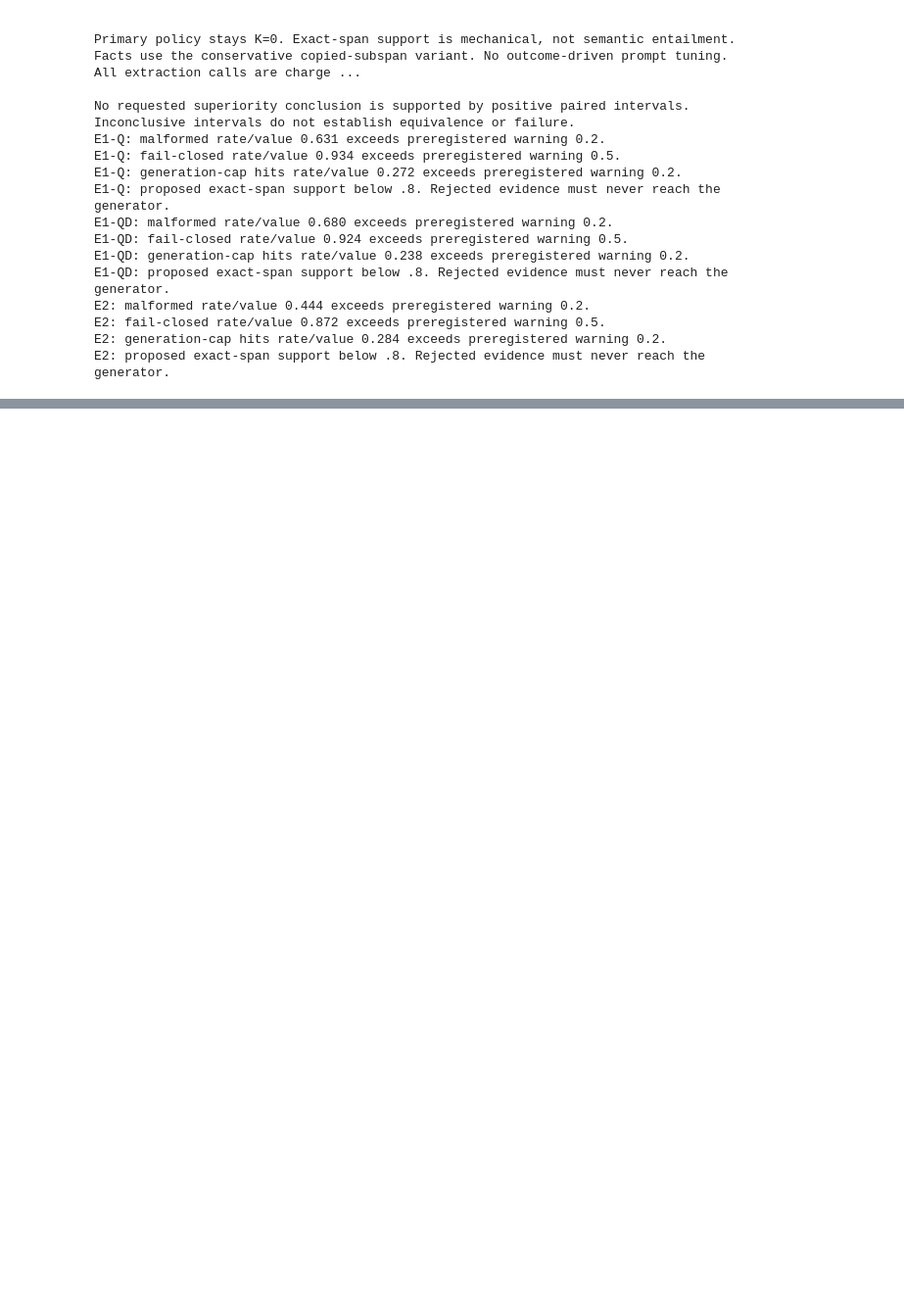
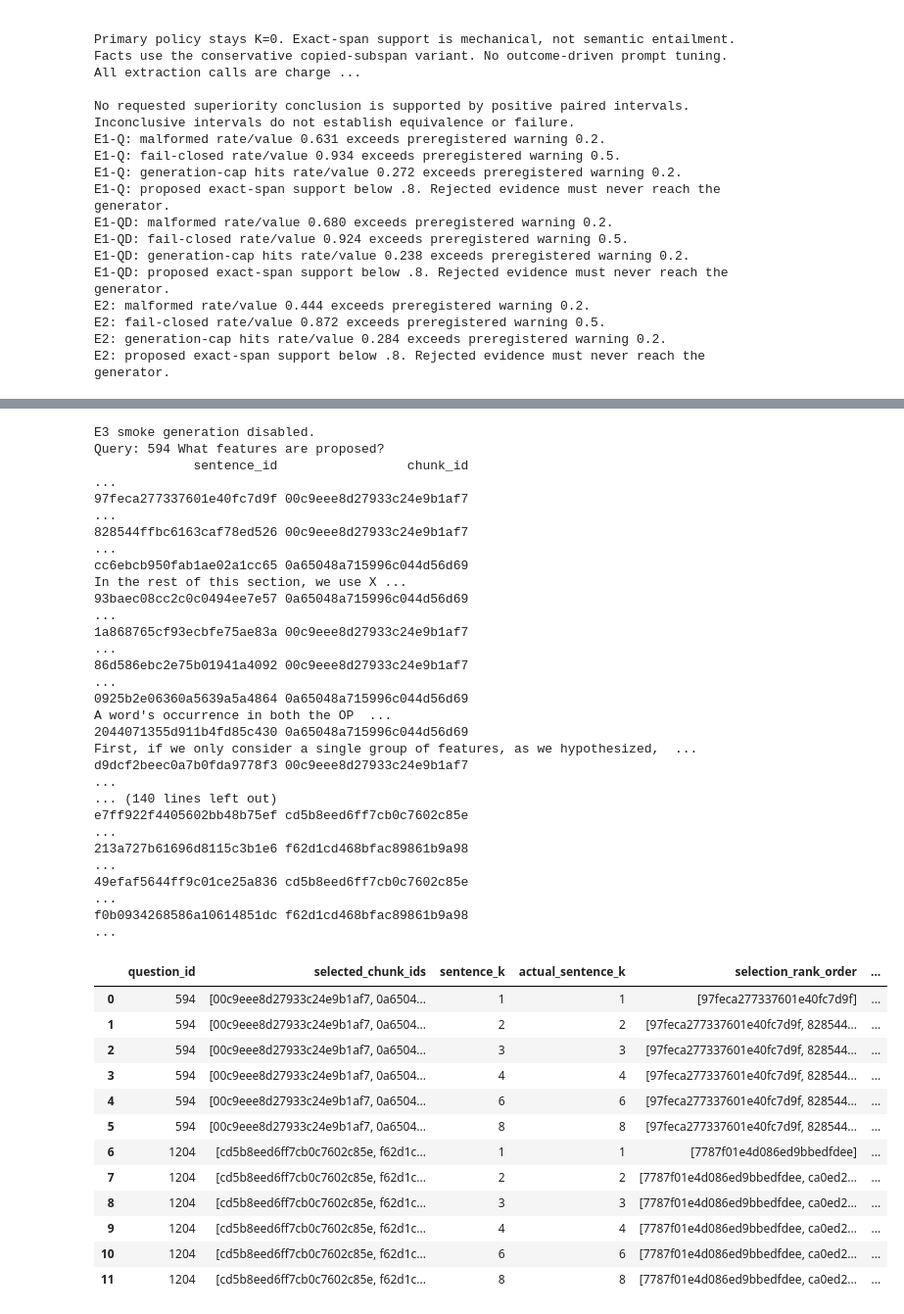
Before and after one commit to Guna-Venkat/CS787-QCCA-RAG, a Jupyter notebook: notebooks/week9/week9e_extraction_faithfulness.ipynb, the cells around one changed output, grey strips where cells are left out. Shown at 98% size. Cells and saved outputs as stored; diff of their text form; code cells hidden in the pictures; blank space fills up the shorter version.

```diff
--- a/notebooks/week9/week9e_extraction_faithfulness.ipynb
+++ b/notebooks/week9/week9e_extraction_faithfulness.ipynb
@@ -474,0 +476,11 @@ E2: proposed exact-span support below .8. Rejected evidence must never reach the
+# %%
+e3_protocol_path = E3_DIR / 'protocol.json'
+if e3_protocol_path.is_file():
+    e3_protocol = json.loads(e3_protocol_path.read_text())
+    if (e3_protocol['config'] != E3_CFG or e3_protocol['sources'] != e3_sources()
+        or e3_protocol['historical_e_sources'] != historical_e_sources()
+        or e3_protocol['historical_sources'] != source_hashes()):
+        raise ValueError('E3 protocol/source identity changed. Keep original artifacts; use a separate experiment version.')
+    print('Saved E3 protocol matches current code/config. Full input hashes are rechecked by the CLI.')
+else:
+    print('The first deliberate smoke validates the completed D/E inputs and pins the new E3 protocol.')
@@ -474,0 +518,50 @@ E2: proposed exact-span support below .8. Rejected evidence must never reach the
+# %%
+if RUN_E3_SMOKE:
+    subprocess.run(E3_COMMAND + ['--stage', 'smoke'], cwd=ROOT, check=True)
+else:
+    print('E3 smoke generation disabled.')
+e3_scores_path = E3_DIR / 'sentence_cache/scores.jsonl'
+e3_smoke_path = E3_DIR / 'smoke/results.jsonl'
+if e3_smoke_path.is_file():
+    e3_smoke_rows = [json.loads(line) for line in e3_smoke_path.read_text().splitlines() if line.strip()]
+    e3_smoke_ids = {r['question_id'] for r in e3_smoke_rows}
+    for line in e3_scores_path.open():
+        scored = json.loads(line)
+        if scored['question_id'] in e3_smoke_ids:
+            print('Query:', scored['question_id'], scored['question'])
+            candidates = pd.DataFrame(scored['ranked_sentences'])
+            print(candidates[['sentence_id','chunk_id','text','cosine','selected_rank','original_chunk_rank','sentence_order','document_char_start']].to_string(index=False))
+    display(pd.DataFrame([{k:r[k] for k in ['question_id','selected_chunk_ids','sentence_k','actual_sentence_k','selection_rank_order','selected_sentence_ids','evidence_tokens','source_support_validation_rate','evidence_text','prediction']} for r in e3_smoke_rows]))
+else:
+    print('No E3 smoke results yet; no fallback evidence or scores are invented.')
+# %% [output]
+E3 smoke generation disabled.
+Query: 594 What features are proposed?
+             sentence_id                 chunk_id                                                                                                                                                        ...
+97feca277337601e40fc7d9f 00c9eee8d27933c24e9b1af7                                                                                                                                                        ...
+828544ffbc6163caf78ed526 00c9eee8d27933c24e9b1af7                                                                                                                                                        ...
+cc6ebcb950fab1ae02a1cc65 0a65048a715996c044d56d69                                                                                                                  In the rest of this section, we use X ...
+93baec08cc2c0c0494ee7e57 0a65048a715996c044d56d69                                                                                                                                                        ...
+1a868765cf93ecbfe75ae83a 00c9eee8d27933c24e9b1af7                                                                                                                                                        ...
+86d586ebc2e75b01941a4092 00c9eee8d27933c24e9b1af7                                                                                                                                                        ...
+0925b2e06360a5639a5a4864 0a65048a715996c044d56d69                                                                                                                    A word's occurrence in both the OP  ...
+2044071355d911b4fd85c430 0a65048a715996c044d56d69                                                                            First, if we only consider a single group of features, as we hypothesized,  ...
+d9dcf2beec0a7b0fda9778f3 00c9eee8d27933c24e9b1af7                                                                                                                                                        ...
+... (140 lines left out)
+e7ff922f4405602bb48b75ef cd5b8eed6ff7cb0c7602c85e                                                                                                                                                        ...
+213a727b61696d8115c3b1e6 f62d1cd468bfac89861b9a98                                                                                                                                                        ...
+49efaf5644ff9c01ce25a836 cd5b8eed6ff7cb0c7602c85e                                                                                                                                                        ...
+f0b0934268586a10614851dc f62d1cd468bfac89861b9a98                                                                                                                                                        ...
+|  | question_id | selected_chunk_ids | sentence_k | actual_sentence_k | selection_rank_order | ... |
+| 0 | 594 | [00c9eee8d27933c24e9b1af7, 0a6504... | 1 | 1 | [97feca277337601e40fc7d9f] | ... |
+| 1 | 594 | [00c9eee8d27933c24e9b1af7, 0a6504... | 2 | 2 | [97feca277337601e40fc7d9f, 828544... | ... |
+| 2 | 594 | [00c9eee8d27933c24e9b1af7, 0a6504... | 3 | 3 | [97feca277337601e40fc7d9f, 828544... | ... |
+| 3 | 594 | [00c9eee8d27933c24e9b1af7, 0a6504... | 4 | 4 | [97feca277337601e40fc7d9f, 828544... | ... |
+| 4 | 594 | [00c9eee8d27933c24e9b1af7, 0a6504... | 6 | 6 | [97feca277337601e40fc7d9f, 828544... | ... |
+| 5 | 594 | [00c9eee8d27933c24e9b1af7, 0a6504... | 8 | 8 | [97feca277337601e40fc7d9f, 828544... | ... |
+| 6 | 1204 | [cd5b8eed6ff7cb0c7602c85e, f62d1c... | 1 | 1 | [7787f01e4d086ed9bbedfdee] | ... |
+| 7 | 1204 | [cd5b8eed6ff7cb0c7602c85e, f62d1c... | 2 | 2 | [7787f01e4d086ed9bbedfdee, ca0ed2... | ... |
+| 8 | 1204 | [cd5b8eed6ff7cb0c7602c85e, f62d1c... | 3 | 3 | [7787f01e4d086ed9bbedfdee, ca0ed2... | ... |
+| 9 | 1204 | [cd5b8eed6ff7cb0c7602c85e, f62d1c... | 4 | 4 | [7787f01e4d086ed9bbedfdee, ca0ed2... | ... |
+| 10 | 1204 | [cd5b8eed6ff7cb0c7602c85e, f62d1c... | 6 | 6 | [7787f01e4d086ed9bbedfdee, ca0ed2... | ... |
+| 11 | 1204 | [cd5b8eed6ff7cb0c7602c85e, f62d1c... | 8 | 8 | [7787f01e4d086ed9bbedfdee, ca0ed2... | ... |
```
Also changed, not shown: parts of 25 cells of this notebook, 48 other files.
